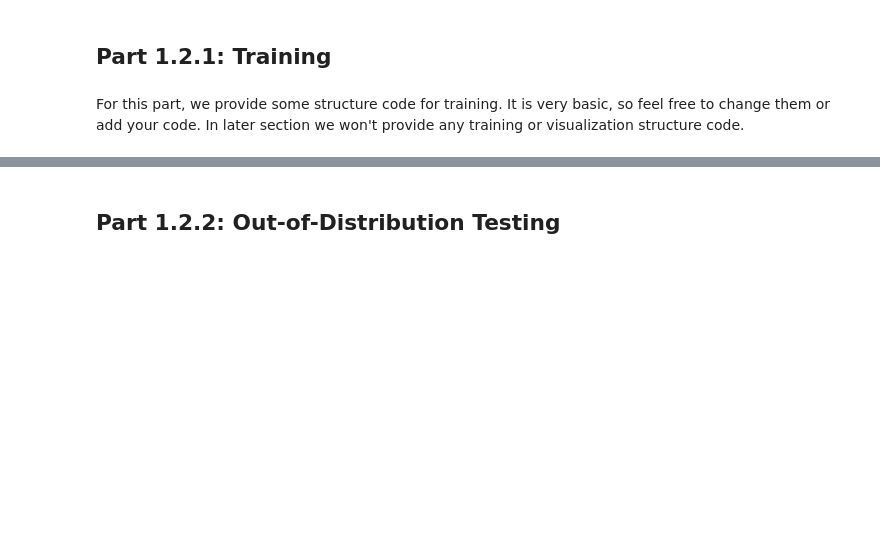
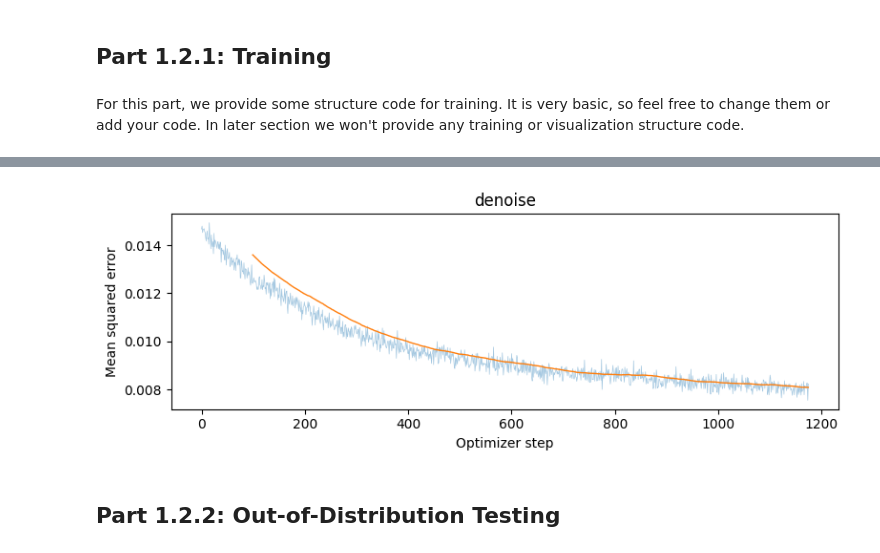
Before and after one commit to Bobby202608/UCB-CS180-Projects, a Jupyter notebook: Project 3/code/Part B/partb.ipynb, the cells around one changed output, grey strips where cells are left out. Drawn from its saved outputs; the diff is of its cells as text; code cells hidden in the pictures; blank space fills up the shorter version.

```diff
--- a/Project 3/code/Part B/partb.ipynb
+++ b/Project 3/code/Part B/partb.ipynb
@@ -327,7 +342,7 @@ num_epochs = None
 # %%
 # MNIST train_dataset/test_dataset were loaded in setup.
 # Build shuffled training and non-shuffled test DataLoaders.
-train_loader = None
-test_loader = None
+train_loader = DataLoader(train_dataset, batch_size=batch_size, shuffle=True)
+test_loader = DataLoader(test_dataset, batch_size=batch_size, shuffle=False)
 # %%
 # Define your model, optimizer, and loss
@@ -362,2 +389,10 @@ for epoch in range(num_epochs):
+# %%
+# Visualize your training curve
+if not train_losses:
+    raise ValueError("Please run the training loop first to record train_losses.")
+
+loss_plot(train_losses, "denoise")
+# %% [output]
+[figure, added]
 # %% [markdown]
 ## Part 1.2.2: Out-of-Distribution Testing
```
Also changed, not shown: parts of 13 cells of this notebook.
